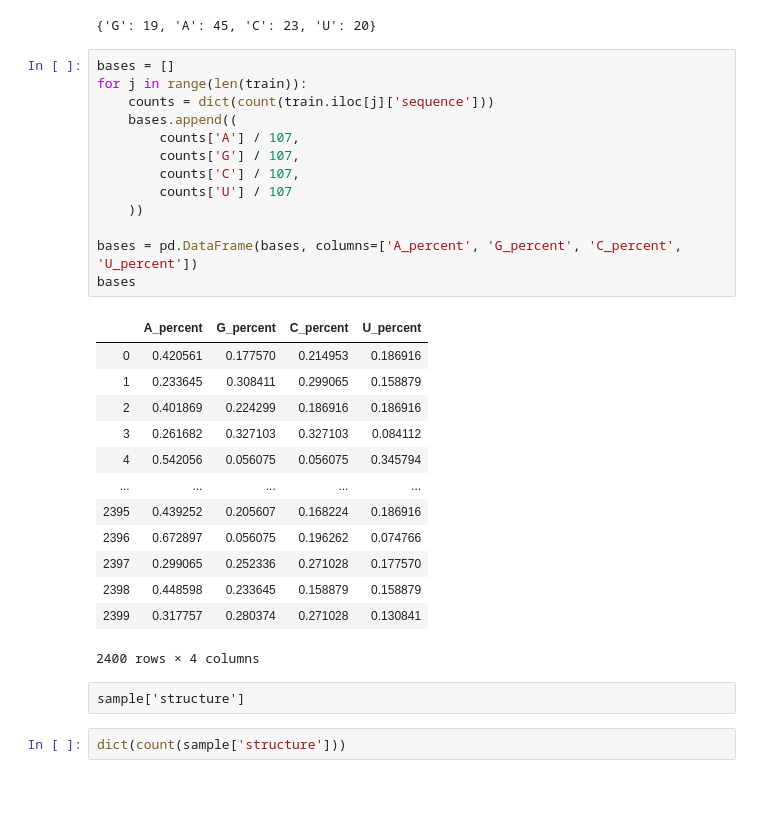
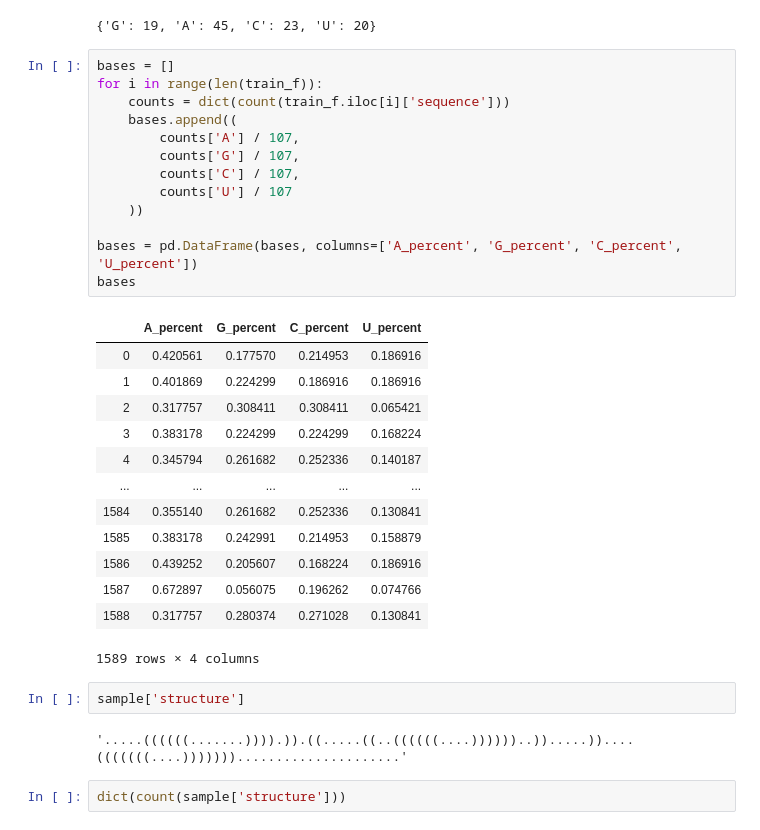
Before and after one commit to nromari/OpenVaccine_COVID19, a Jupyter notebook: Kaggle.ipynb, the cells around one changed output. Cells and saved outputs as stored; diff of their text form; blank space fills up the shorter version.

```diff
--- a/Kaggle.ipynb
+++ b/Kaggle.ipynb
@@ -237,33 +249,35 @@ dict(count(sample['sequence']))
 {'G': 19, 'A': 45, 'C': 23, 'U': 20}
 # %%
 bases = []
-for j in range(len(train)):
-    counts = dict(count(train.iloc[j]['sequence']))
+for i in range(len(train_f)):
+    counts = dict(count(train_f.iloc[i]['sequence']))
     bases.append((
         counts['A'] / 107,
         counts['G'] / 107,
         counts['C'] / 107,
         counts['U'] / 107
     ))
 
 bases = pd.DataFrame(bases, columns=['A_percent', 'G_percent', 'C_percent', 'U_percent'])
 bases
 # %% [output]
 |  | A_percent | G_percent | C_percent | U_percent |
 | 0 | 0.420561 | 0.177570 | 0.214953 | 0.186916 |
-| 1 | 0.233645 | 0.308411 | 0.299065 | 0.158879 |
-| 2 | 0.401869 | 0.224299 | 0.186916 | 0.186916 |
-| 3 | 0.261682 | 0.327103 | 0.327103 | 0.084112 |
-| 4 | 0.542056 | 0.056075 | 0.056075 | 0.345794 |
+| 1 | 0.401869 | 0.224299 | 0.186916 | 0.186916 |
+| 2 | 0.317757 | 0.308411 | 0.308411 | 0.065421 |
+| 3 | 0.383178 | 0.224299 | 0.224299 | 0.168224 |
+| 4 | 0.345794 | 0.261682 | 0.252336 | 0.140187 |
 | ... | ... | ... | ... | ... |
-| 2395 | 0.439252 | 0.205607 | 0.168224 | 0.186916 |
-| 2396 | 0.672897 | 0.056075 | 0.196262 | 0.074766 |
-| 2397 | 0.299065 | 0.252336 | 0.271028 | 0.177570 |
-| 2398 | 0.448598 | 0.233645 | 0.158879 | 0.158879 |
-| 2399 | 0.317757 | 0.280374 | 0.271028 | 0.130841 |
+| 1584 | 0.355140 | 0.261682 | 0.252336 | 0.130841 |
+| 1585 | 0.383178 | 0.242991 | 0.214953 | 0.158879 |
+| 1586 | 0.439252 | 0.205607 | 0.168224 | 0.186916 |
+| 1587 | 0.672897 | 0.056075 | 0.196262 | 0.074766 |
+| 1588 | 0.317757 | 0.280374 | 0.271028 | 0.130841 |
-2400 rows × 4 columns
+1589 rows × 4 columns
-# %% [raw]
-sample['structure']
+# %%
+sample['structure']
+# %% [output]
+'.....((((((.......)))).)).((.....((..((((((....))))))..)).....))....(((((((....))))))).....................'
 # %%
 dict(count(sample['structure']))
 # %% [output]
```
Also changed, not shown: parts of 19 cells of this notebook, 1 other file.
